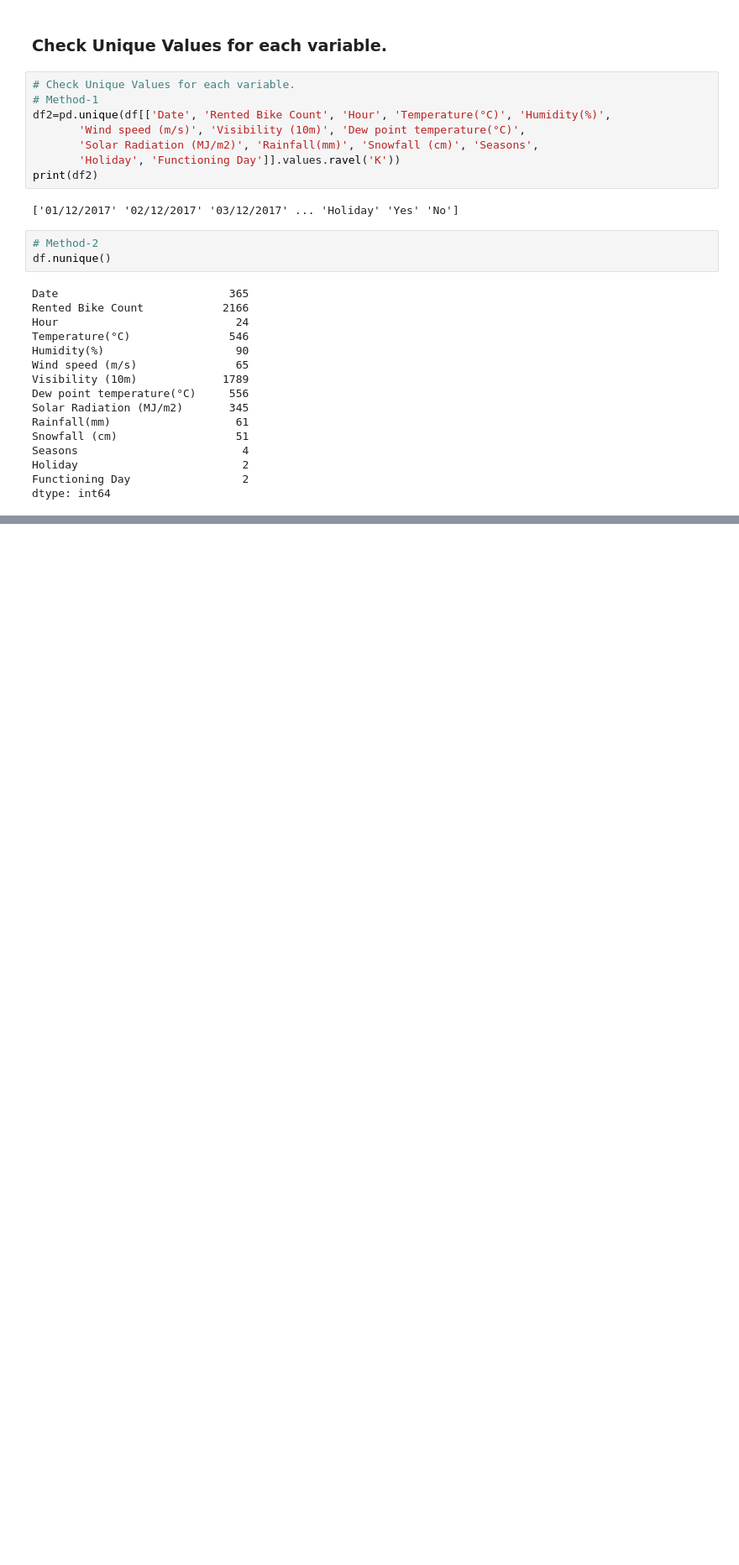
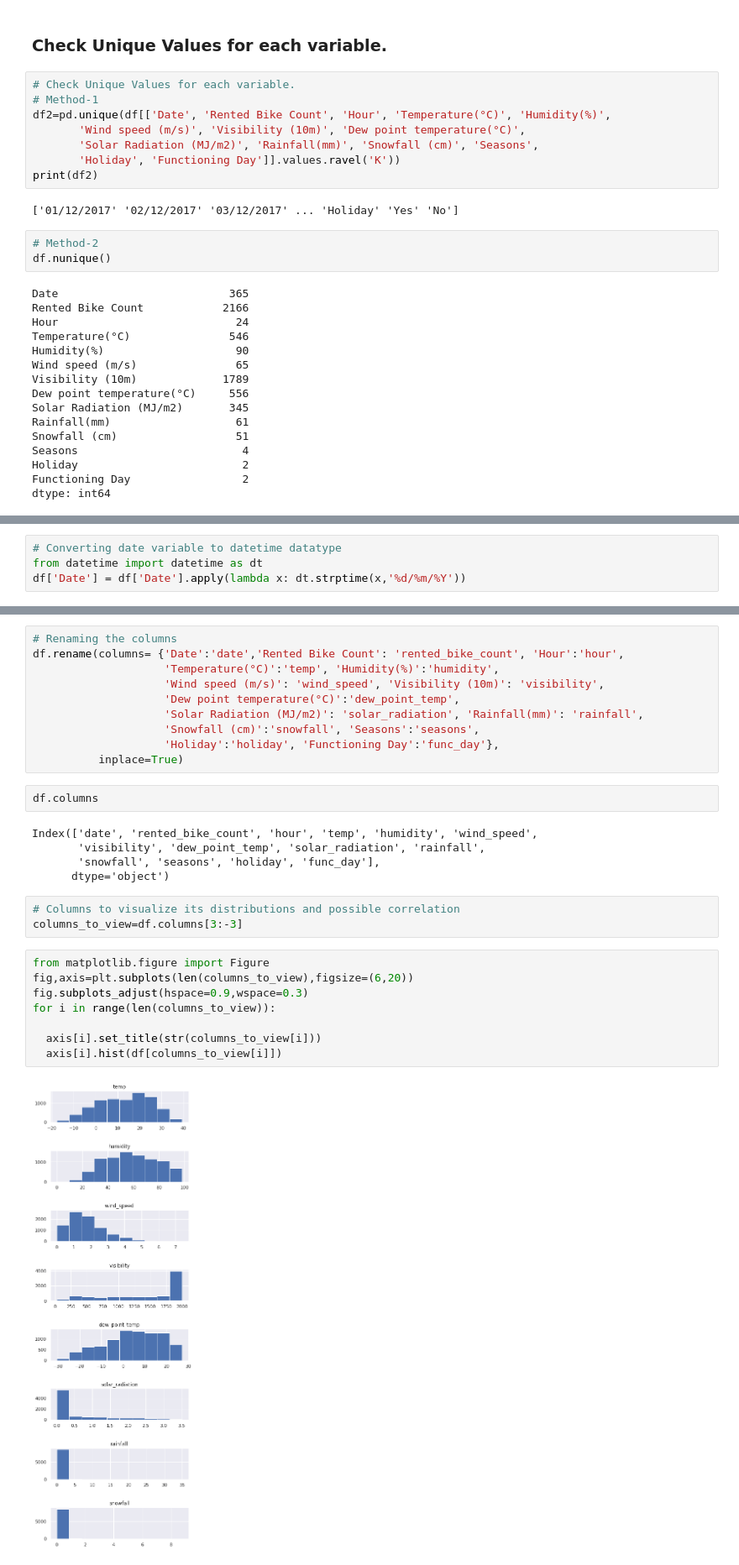
Before and after one commit to dil150898/Bike-Sharing-demand-prediction, a Jupyter notebook: dil_khush_Bike_Sharing_Demand_Prediction_Capstone_Project.ipynb, the cells around one changed output, grey strips where cells are left out. Shown: that part at 84% size. Cells and saved outputs as stored; diff of their text form; blank space fills up the shorter version.

```diff
--- a/dil_khush_Bike_Sharing_Demand_Prediction_Capstone_Project.ipynb
+++ b/dil_khush_Bike_Sharing_Demand_Prediction_Capstone_Project.ipynb
@@ -288,0 +299,4 @@ dtype: int64
+# %%
+# Converting date variable to datetime datatype
+from datetime import datetime as dt
+df['Date'] = df['Date'].apply(lambda x: dt.strptime(x,'%d/%m/%Y'))
@@ -288,0 +308,30 @@ dtype: int64
+# %%
+# Renaming the columns
+df.rename(columns= {'Date':'date','Rented Bike Count': 'rented_bike_count', 'Hour':'hour',
+                    'Temperature(°C)':'temp', 'Humidity(%)':'humidity',
+                    'Wind speed (m/s)': 'wind_speed', 'Visibility (10m)': 'visibility',
+                    'Dew point temperature(°C)':'dew_point_temp',
+                    'Solar Radiation (MJ/m2)': 'solar_radiation', 'Rainfall(mm)': 'rainfall',
+                    'Snowfall (cm)':'snowfall', 'Seasons':'seasons',
+                    'Holiday':'holiday', 'Functioning Day':'func_day'},
+          inplace=True)
+# %%
+df.columns
+# %% [output]
+Index(['date', 'rented_bike_count', 'hour', 'temp', 'humidity', 'wind_speed',
+       'visibility', 'dew_point_temp', 'solar_radiation', 'rainfall',
+       'snowfall', 'seasons', 'holiday', 'func_day'],
+      dtype='object')
+# %%
+# Columns to visualize its distributions and possible correlation
+columns_to_view=df.columns[3:-3]
+# %%
+from matplotlib.figure import Figure
+fig,axis=plt.subplots(len(columns_to_view),figsize=(6,20))
+fig.subplots_adjust(hspace=0.9,wspace=0.3)
+for i in range(len(columns_to_view)):
+
+  axis[i].set_title(str(columns_to_view[i]))
+  axis[i].hist(df[columns_to_view[i]])
+# %% [output]
+[figure, added]
```
Also changed, not shown: parts of 26 cells of this notebook.
